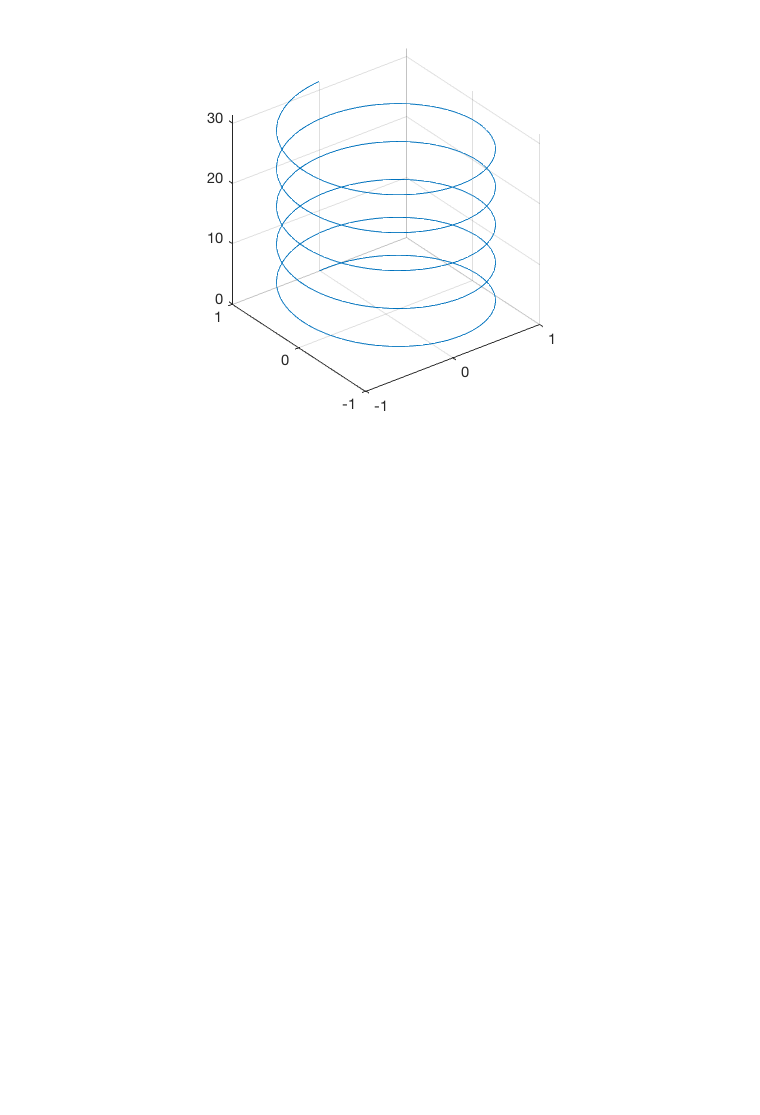
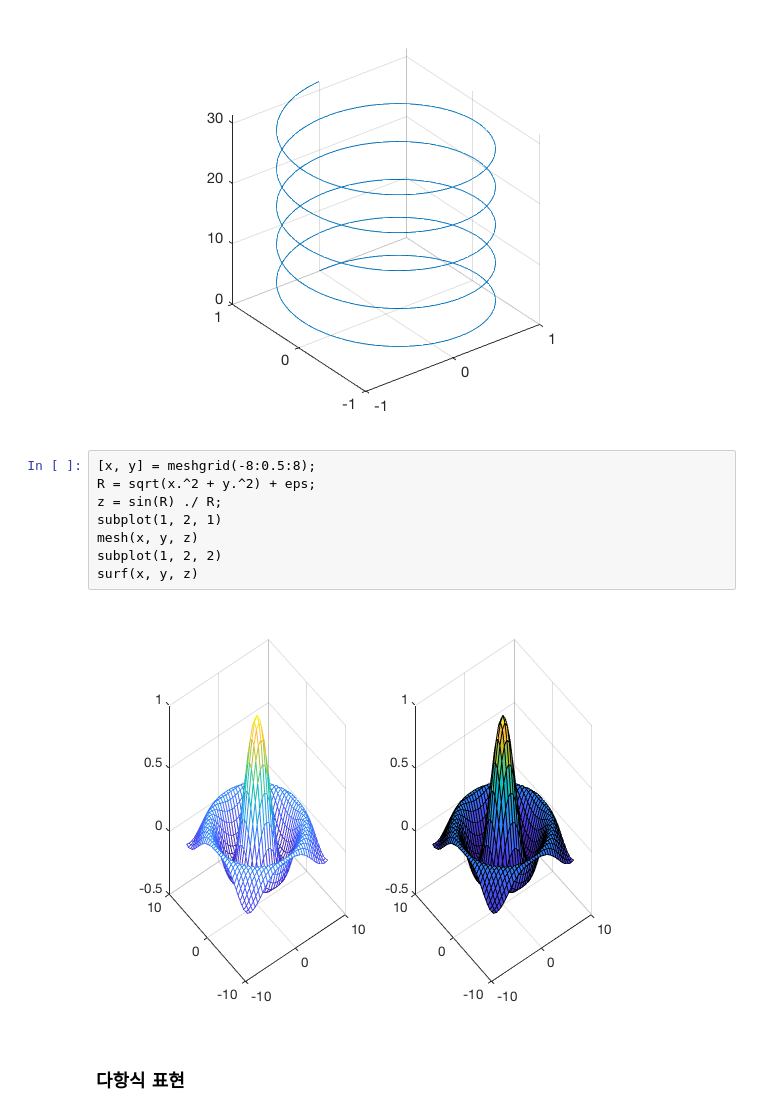
Before and after one commit to LeeChang-Soo/MATLAB, a Jupyter notebook: Matlab_basic.ipynb, the cells around one changed output. Saved outputs shown, nothing was run; the diff lists cells and outputs as text; blank space fills up the shorter version.

```diff
--- a/Matlab_basic.ipynb
+++ b/Matlab_basic.ipynb
@@ -280,3 +280,15 @@ grid on
 axis square
 # %% [output]
 [figure]
+# %%
+[x, y] = meshgrid(-8:0.5:8);
+R = sqrt(x.^2 + y.^2) + eps;
+z = sin(R) ./ R;
+subplot(1, 2, 1)
+mesh(x, y, z)
+subplot(1, 2, 2)
+surf(x, y, z)
+# %% [output]
+[figure, added]
+# %% [markdown]
+### 다항식 표현
```
Also changed, not shown: parts of 30 cells of this notebook.
